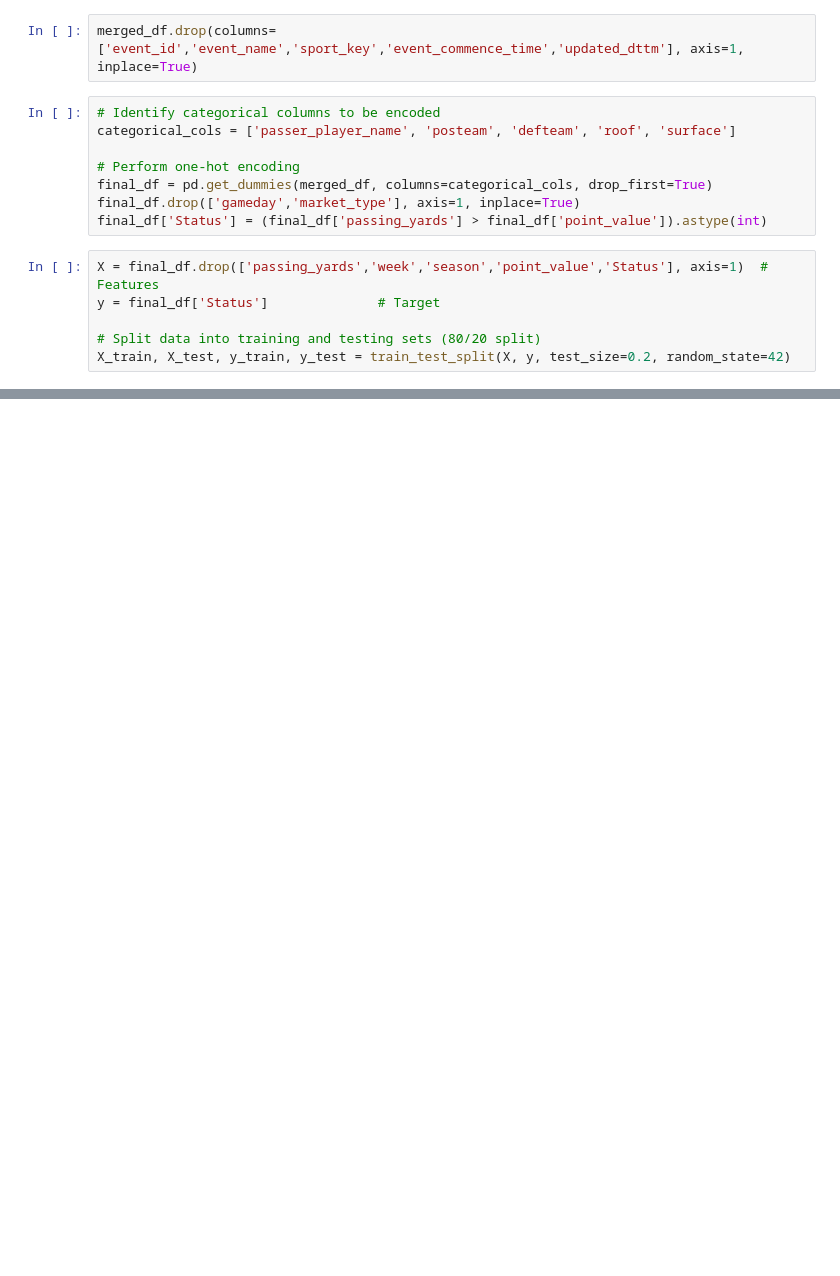
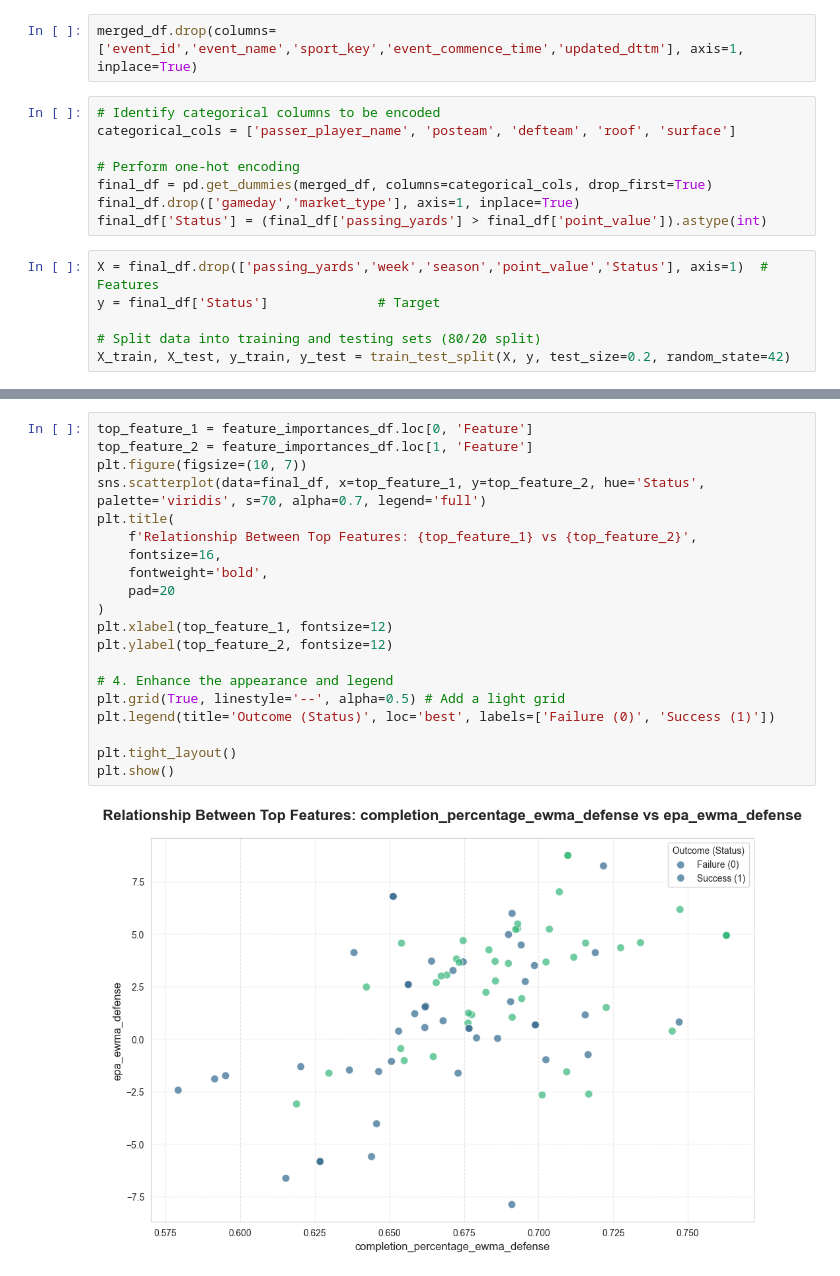
Before and after one commit to racurry1993/TetheredAI, a Jupyter notebook: NFL/NFL_Player_Yards_Props.ipynb, the cells around one changed output, grey strips where cells are left out. Drawn from its saved outputs; the diff is of its cells as text; blank space fills up the shorter version.

```diff
--- a/NFL/NFL_Player_Yards_Props.ipynb
+++ b/NFL/NFL_Player_Yards_Props.ipynb
@@ -602,0 +649,22 @@ Confusion Matrix:
+# %%
+top_feature_1 = feature_importances_df.loc[0, 'Feature']
+top_feature_2 = feature_importances_df.loc[1, 'Feature']
+plt.figure(figsize=(10, 7))
+sns.scatterplot(data=final_df, x=top_feature_1, y=top_feature_2, hue='Status', palette='viridis', s=70, alpha=0.7, legend='full')
+plt.title(
+    f'Relationship Between Top Features: {top_feature_1} vs {top_feature_2}',
+    fontsize=16,
+    fontweight='bold',
+    pad=20
+)
+plt.xlabel(top_feature_1, fontsize=12)
+plt.ylabel(top_feature_2, fontsize=12)
+
+# 4. Enhance the appearance and legend
+plt.grid(True, linestyle='--', alpha=0.5) # Add a light grid
+plt.legend(title='Outcome (Status)', loc='best', labels=['Failure (0)', 'Success (1)'])
+
+plt.tight_layout()
+plt.show()
+# %% [output]
+[figure, added]
```
Also changed, not shown: parts of 15 cells of this notebook, 42 other files.
